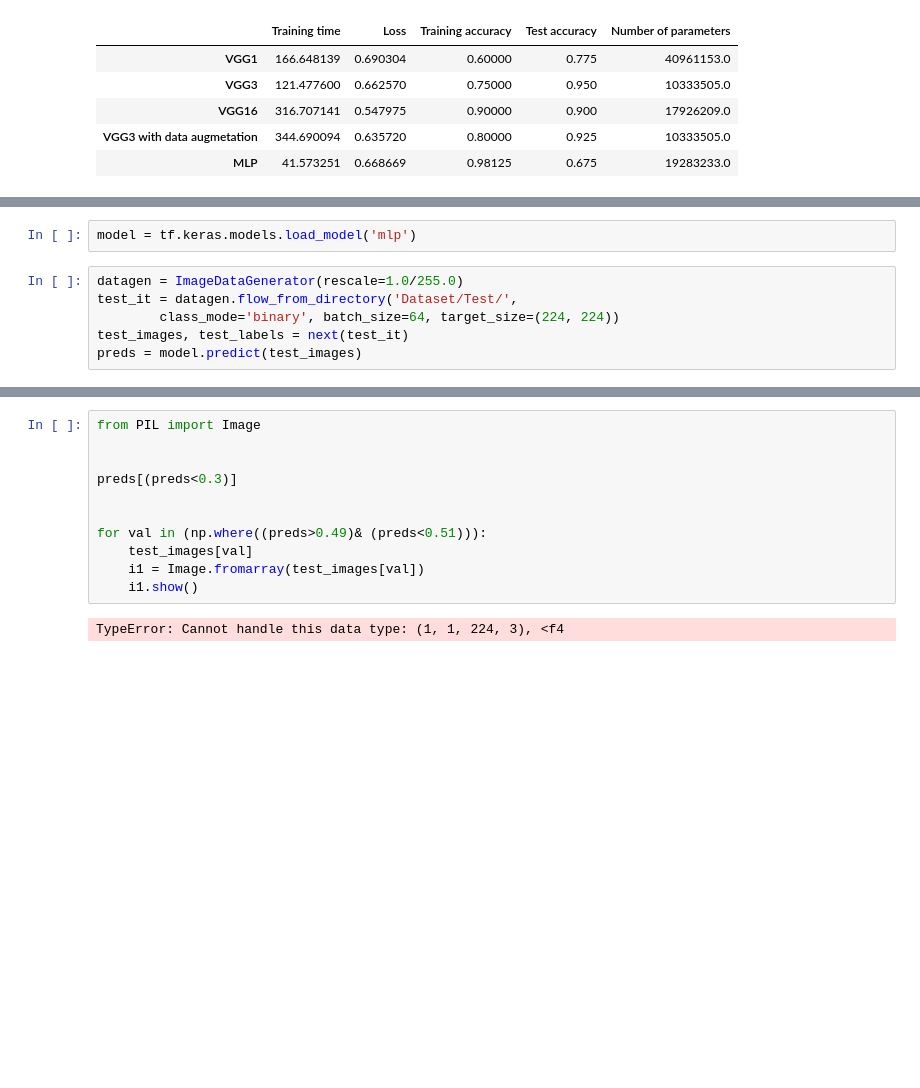
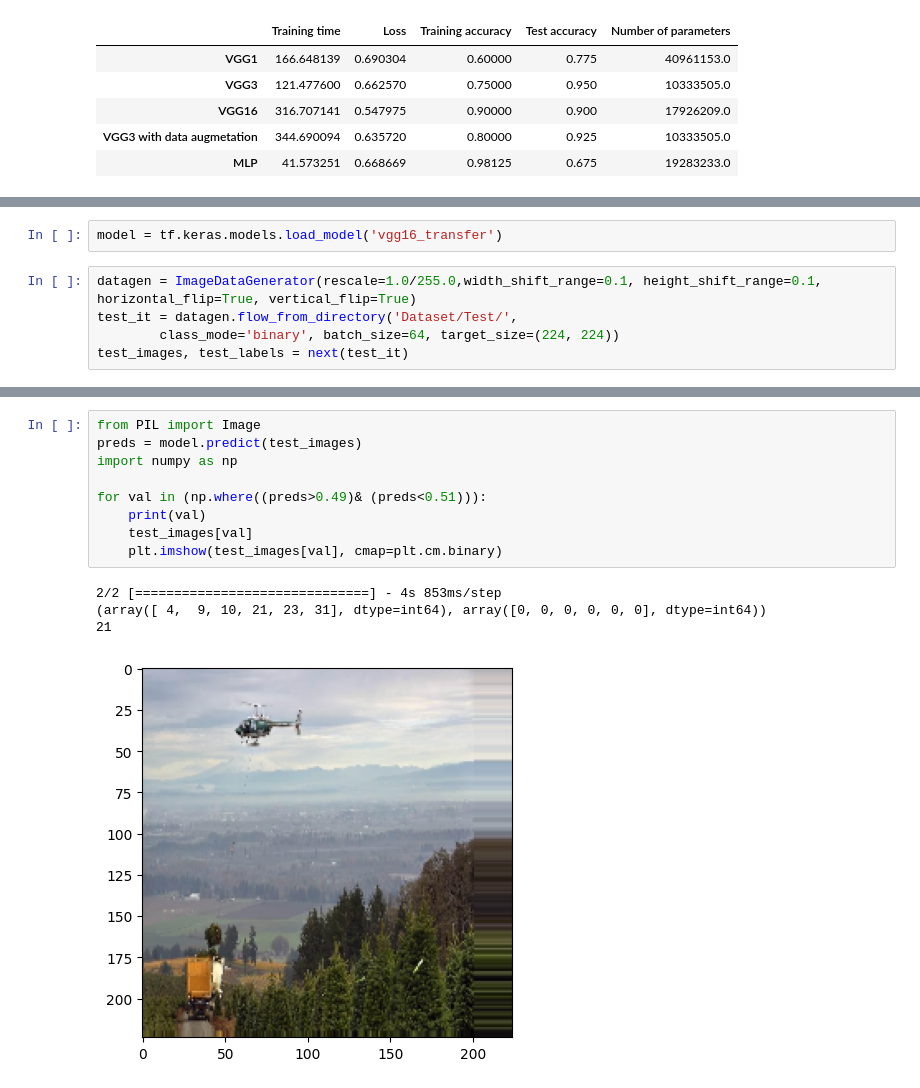
Before and after one commit to i-hxrsh/Machine_Learning_Assignment5, a Jupyter notebook: asgn.ipynb, the cells around one changed output, grey strips where cells are left out. Saved outputs shown, nothing was run; the diff lists cells and outputs as text; blank space fills up the shorter version.

```diff
--- a/asgn.ipynb
+++ b/asgn.ipynb
@@ -896,10 +898,9 @@ df
 # %%
-model = tf.keras.models.load_model('mlp')
+model = tf.keras.models.load_model('vgg16_transfer')
 # %%
-datagen = ImageDataGenerator(rescale=1.0/255.0)
+datagen = ImageDataGenerator(rescale=1.0/255.0,width_shift_range=0.1, height_shift_range=0.1, horizontal_flip=True, vertical_flip=True)
 test_it = datagen.flow_from_directory('Dataset/Test/',
 		class_mode='binary', batch_size=64, target_size=(224, 224))
 test_images, test_labels = next(test_it)
-preds = model.predict(test_images)
 # %% [output]
 Found 40 images belonging to 2 classes.
@@ -907,13 +907,14 @@ Found 40 images belonging to 2 classes.
 # %%
 from PIL import Image
-
-
-preds[(preds<0.3)]
-
+preds = model.predict(test_images)
+import numpy as np
 
 for val in (np.where((preds>0.49)& (preds<0.51))):
+    print(val)
     test_images[val]
-    i1 = Image.fromarray(test_images[val])
-    i1.show()
+    plt.imshow(test_images[val], cmap=plt.cm.binary)
 # %% [output]
-TypeError: Cannot handle this data type: (1, 1, 224, 3), <f4
+2/2 [==============================] - 4s 853ms/step
+(array([ 4,  9, 10, 21, 23, 31], dtype=int64), array([0, 0, 0, 0, 0, 0], dtype=int64))
+21
+[figure, added]
```
Also changed, not shown: parts of 3 cells of this notebook.
